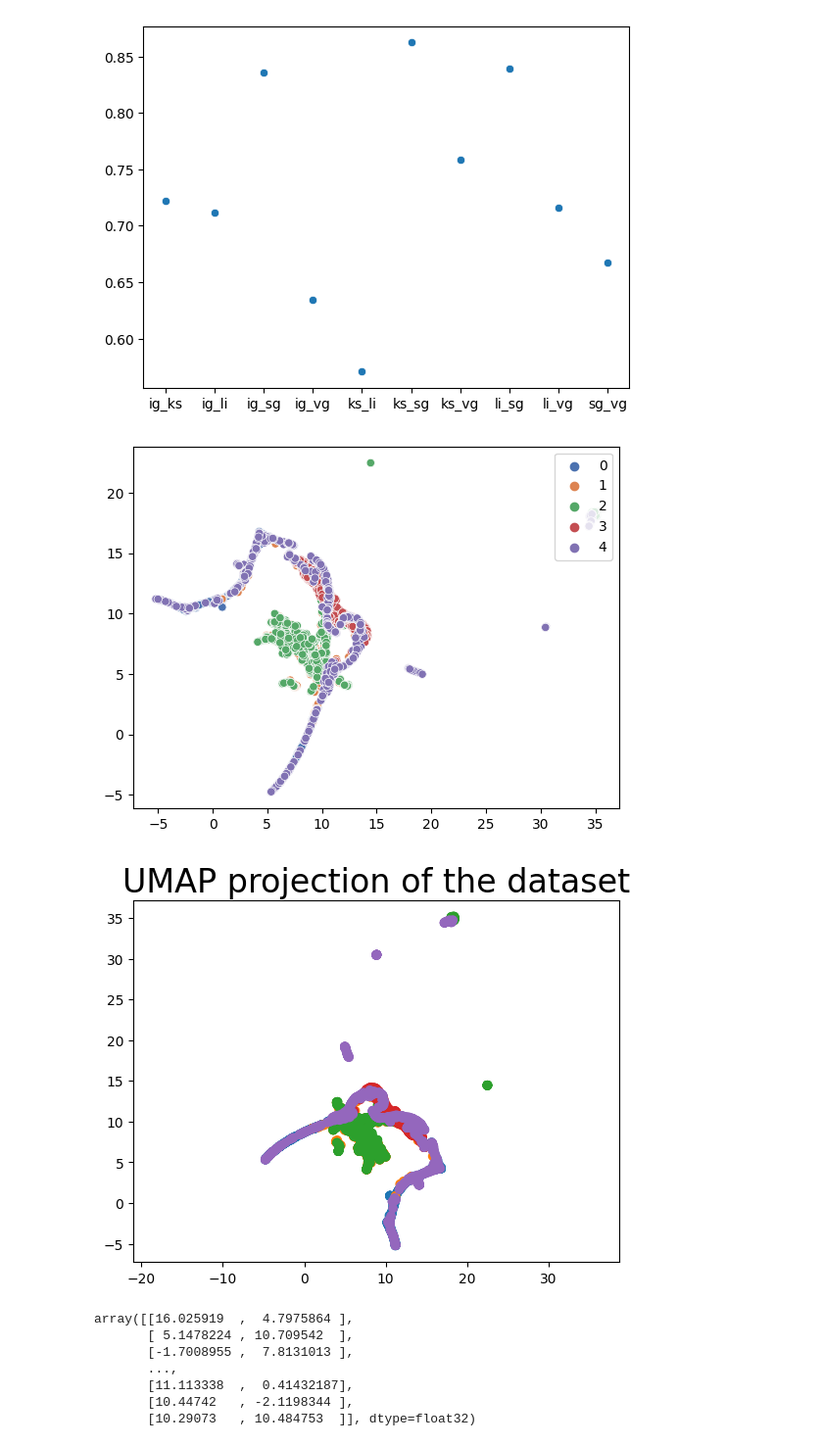
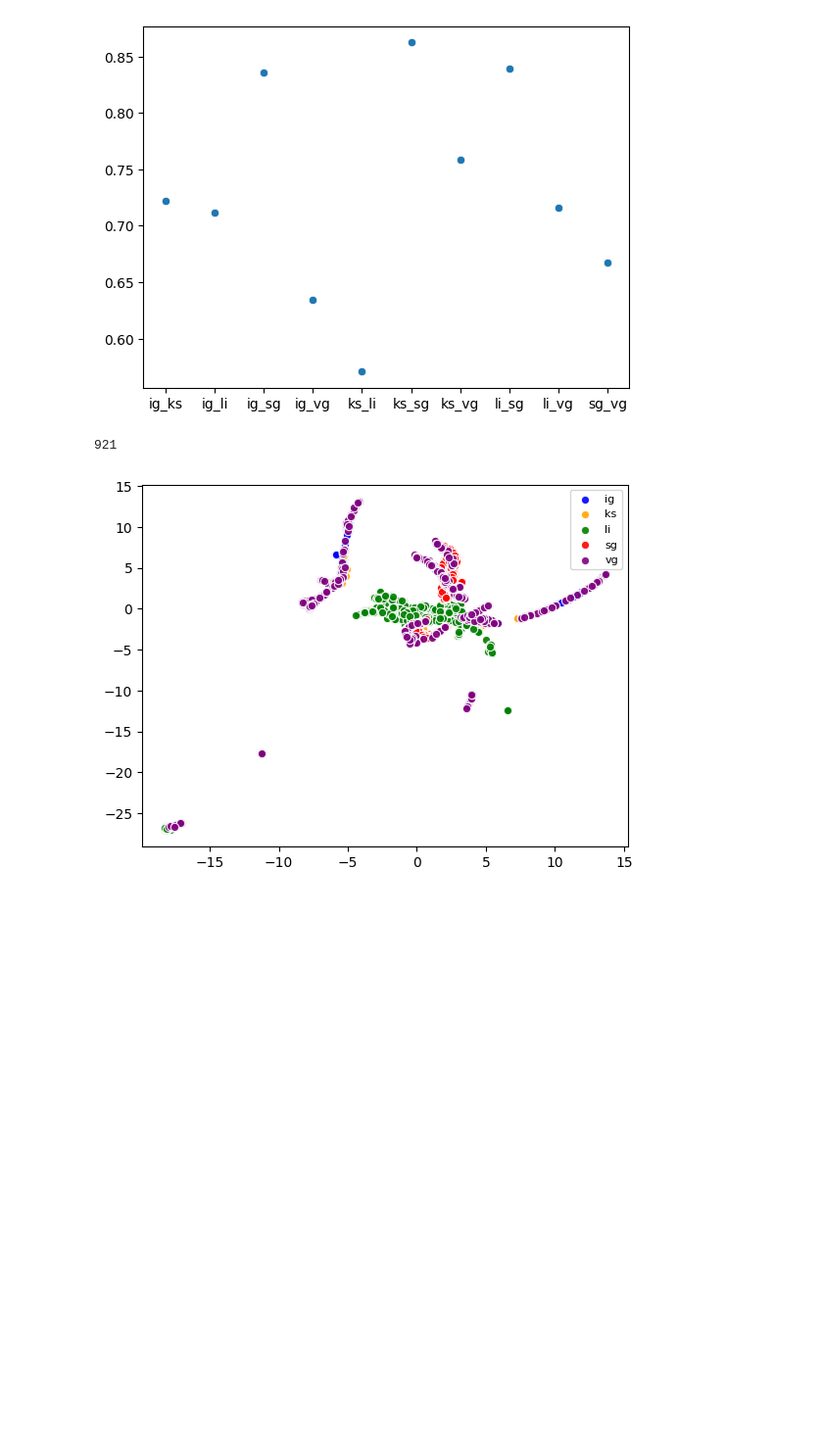
Before and after one commit to ekunigk/BA_Disagreement_Problem, a Jupyter notebook: evaluation_two.ipynb, the cells around one changed output. Shown at 98% size. Saved outputs shown, nothing was run; the diff lists cells and outputs as text; code cells hidden in the pictures; blank space fills up the shorter version.

Commit message:
umap changes

```diff
--- a/evaluation_two.ipynb
+++ b/evaluation_two.ipynb
@@ -27,17 +27,9 @@ from evaluation.umap import visualize_umap, visualize_umap2, project_umap
 # %%
 spambase = dc.collect_data('spambase')
 keys = dc.get_keys(spambase)
 umap_data = prepare_umap_data(spambase, keys)
 embedding = project_umap(umap_data)
-visualize_umap2(umap_data, embedding)
 visualize_umap(umap_data, embedding)
 # %% [output]
+921
-[figure, old version]
+[figure, new version]
-[figure, removed]
-array([[16.025919  ,  4.7975864 ],
-       [ 5.1478224 , 10.709542  ],
-       [-1.7008955 ,  7.8131013 ],
-       ...,
-       [11.113338  ,  0.41432187],
-       [10.44742   , -2.1198344 ],
-       [10.29073   , 10.484753  ]], dtype=float32)
```
Also changed, not shown: parts of 6 cells of this notebook, 2 other files.
